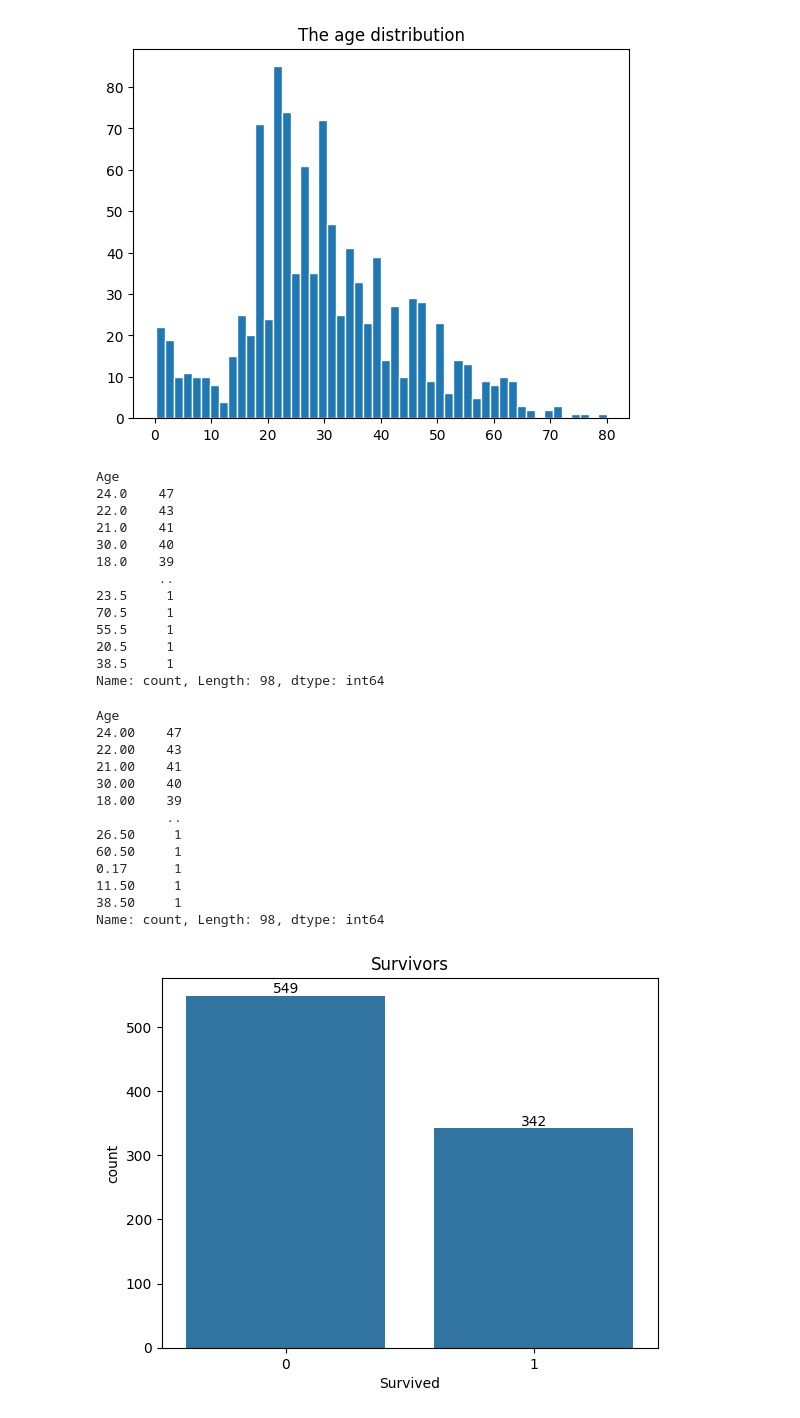
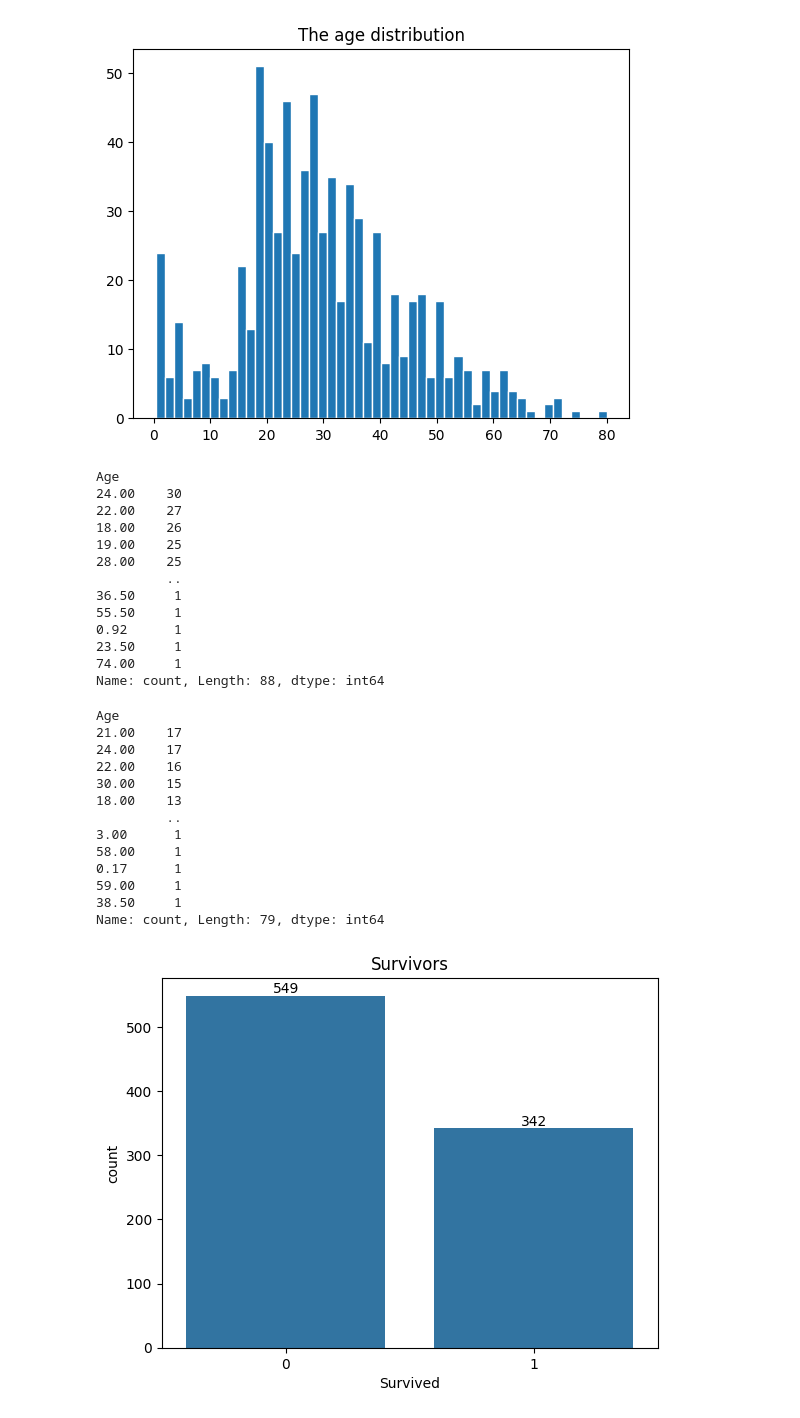
Before and after one commit to AnnaVerbytska/Titanic-Machine_Learning-from-Disaster, a Jupyter notebook: notebooks/EDA.ipynb, the cells around one changed output. Saved outputs shown, nothing was run; the diff lists cells and outputs as text; code cells hidden in the pictures.

```diff
--- a/notebooks/EDA.ipynb
+++ b/notebooks/EDA.ipynb
@@ -10,5 +10,5 @@ import seaborn as sns
 # DATA INGESTION
 
 # Fetch the data
-train_df = pd.read_csv('../data/train.csv')
-test_df = pd.read_csv('../data/test.csv')
+train = pd.read_csv('../data/train.csv')
+test = pd.read_csv('../data/test.csv')
@@ -123,43 +135,43 @@ dtype: int64
 # %%
 # Visualise age distribution
-plt.hist(data=data, x='Age', bins=50, edgecolor='white')
+plt.hist(data=train, x='Age', bins=50, edgecolor='white')
 plt.title ('The age distribution')
 plt.show()
 # %% [output]
-[figure, old version]
+[figure, new version]
 # %%
 # Num per each value
-data['Age'].value_counts()
+train['Age'].value_counts()
 # %% [output]
 Age
-24.0    47
-22.0    43
-21.0    41
-30.0    40
-18.0    39
-        ..
-23.5     1
-70.5     1
-55.5     1
-20.5     1
-38.5     1
-Name: count, Length: 98, dtype: int64
+24.00    30
+22.00    27
+18.00    26
+19.00    25
+28.00    25
+         ..
+36.50     1
+55.50     1
+0.92      1
+23.50     1
+74.00     1
+Name: count, Length: 88, dtype: int64
 # %%
 # Age shown in descending order
-data["Age"].value_counts().sort_values(ascending = False)
+test["Age"].value_counts().sort_values(ascending = False)
 # %% [output]
 Age
-24.00    47
-22.00    43
-21.00    41
-30.00    40
-18.00    39
+21.00    17
+24.00    17
+22.00    16
+30.00    15
+18.00    13
          ..
-26.50     1
-60.50     1
+3.00      1
+58.00     1
 0.17      1
-11.50     1
+59.00     1
 38.50     1
-Name: count, Length: 98, dtype: int64
+Name: count, Length: 79, dtype: int64
 # %%
 # How many survived in train set
```
Also changed, not shown: parts of 34 cells of this notebook.
